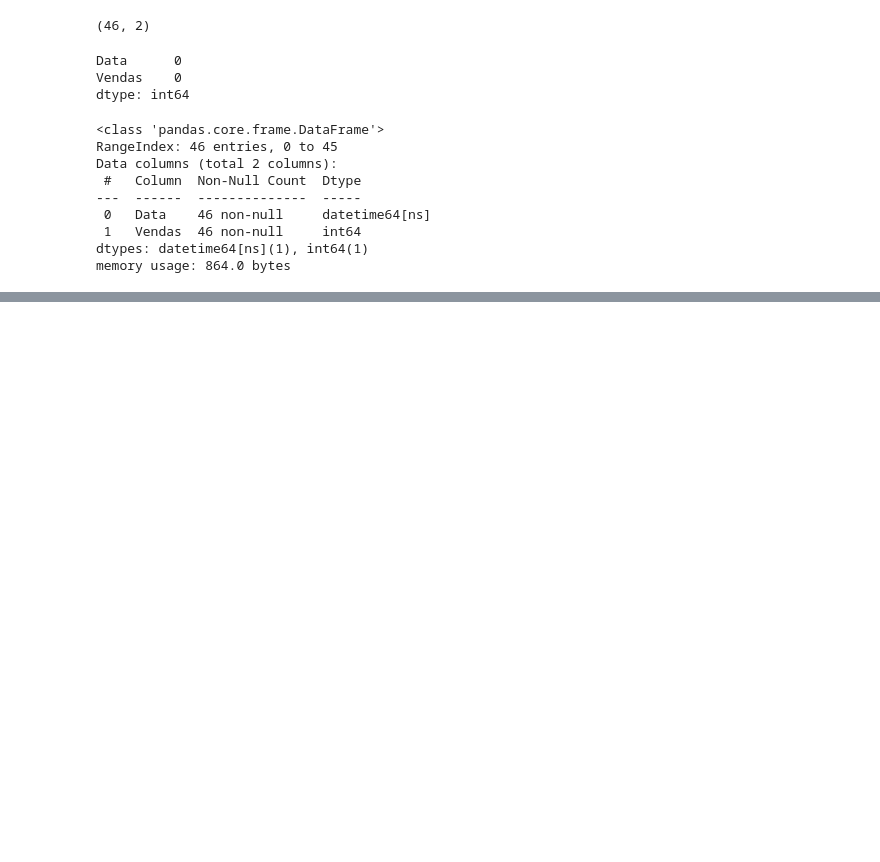
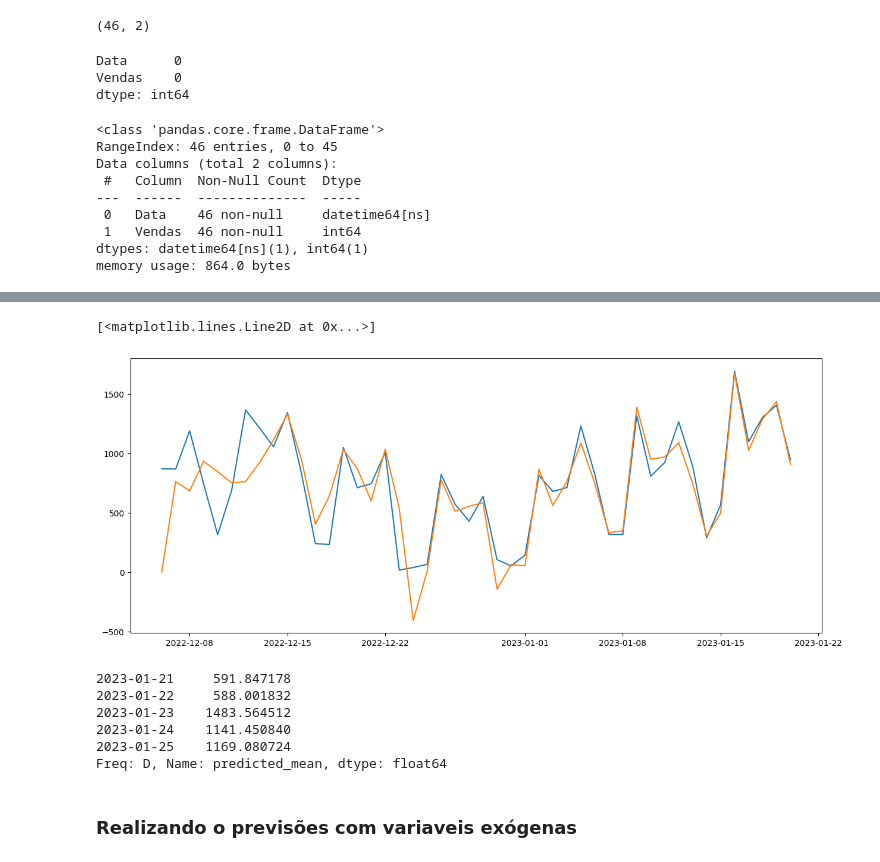
Before and after one commit to vitorhssouza/Desafio-Frexco-Data-Analitycs, a Jupyter notebook: predicao.ipynb, the cells around one changed output, grey strips where cells are left out. Cells and saved outputs as stored; diff of their text form; code cells hidden in the pictures; blank space fills up the shorter version.

```diff
--- a/predicao.ipynb
+++ b/predicao.ipynb
@@ -70,0 +89,20 @@ base_dados.set_index('Data', inplace=True)
+# %%
+# Plotando a análise da previsão com valores reais
+plt.figure(figsize=(15, 6))
+plt.plot(df.Vendas)
+plt.plot(arima.predict(typ='levels'))
+# %% [output]
+[<matplotlib.lines.Line2D at 0x...>]
+[figure, added]
+# %%
+# Realizando a previsão dos proximos 5 dias
+arima.forecast(5)
+# %% [output]
+2023-01-21     591.847178
+2023-01-22     588.001832
+2023-01-23    1483.564512
+2023-01-24    1141.450840
+2023-01-25    1169.080724
+Freq: D, Name: predicted_mean, dtype: float64
+# %% [markdown]
+### Realizando o previsões com variaveis exógenas
```
Also changed, not shown: parts of 10 cells of this notebook.
